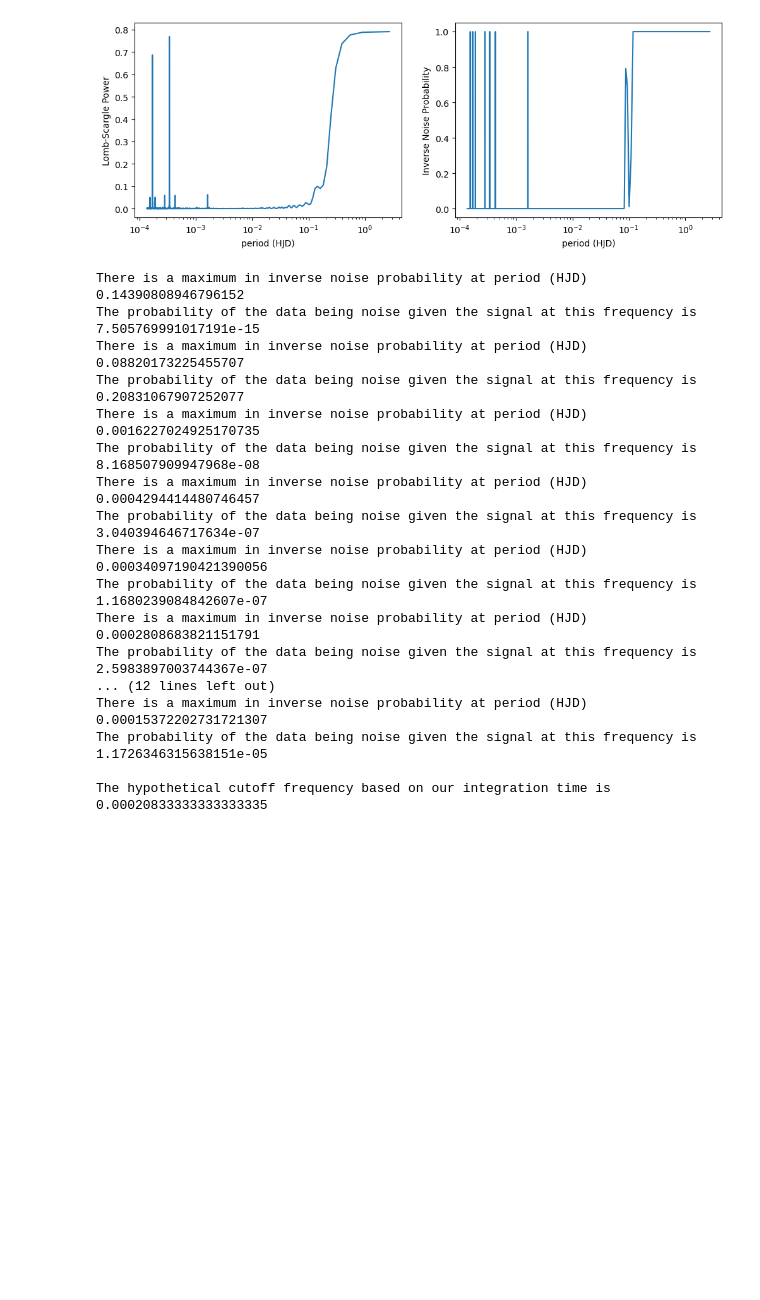
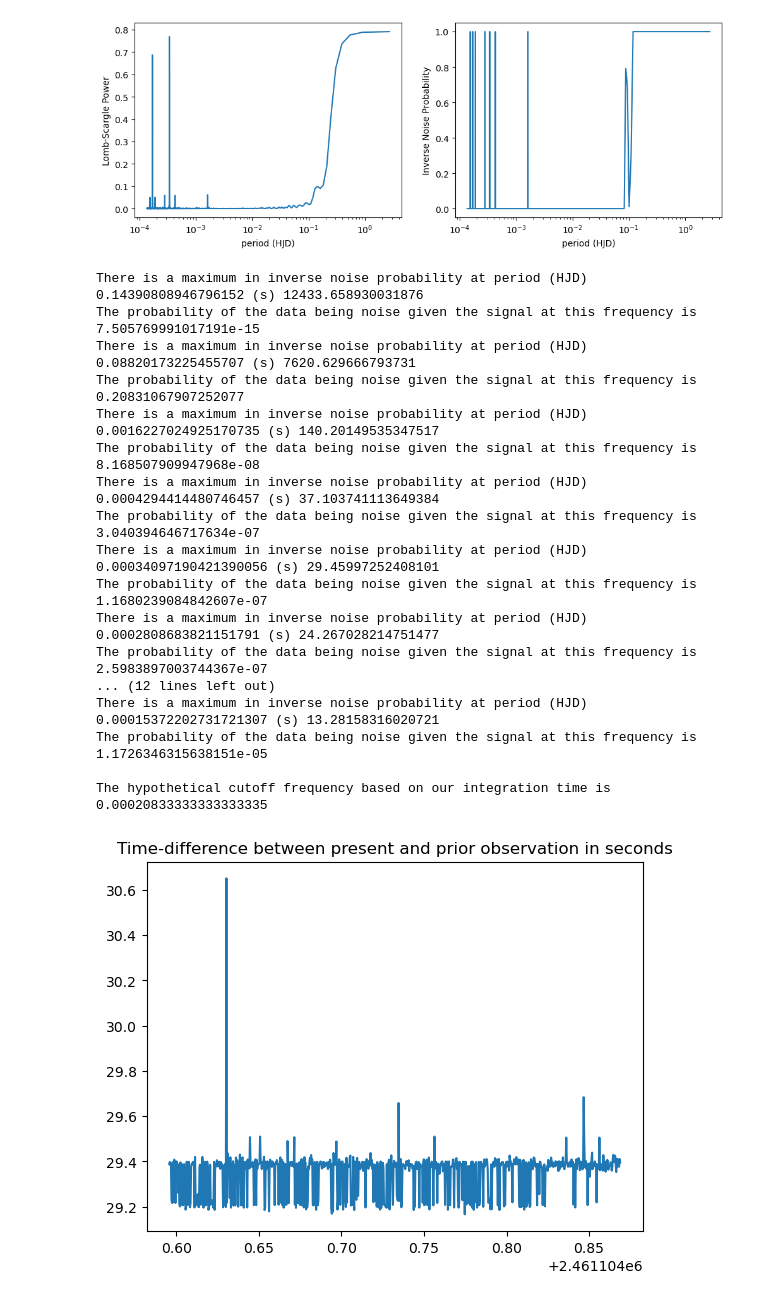
Before and after one commit to thomasnguyen21/astr302_pulsating_star, a Jupyter notebook: photometry.ipynb, the cells around one changed output. Drawn from its saved outputs; the diff is of its cells as text; code cells hidden in the pictures; blank space fills up the shorter version.

```diff
--- a/photometry.ipynb
+++ b/photometry.ipynb
@@ -288,25 +288,70 @@ sig_prob = 1-prob_noise_given_data
 for i in range(1,len(sig_prob)-1):
     if sig_prob[i] > sig_prob[i-1] and sig_prob[i] > sig_prob[i+1] and sig_prob[i] > 0.2:
         # identify all local maxima in the inverse noise probability curve of any reasonable height
-        print('There is a maximum in inverse noise probability at period (HJD) ', 1/freq[i])
+        print('There is a maximum in inverse noise probability at period (HJD)', 1/freq[i], '(s)', 86400/freq[i])
         print('The probability of the data being noise given the signal at this frequency is ', prob_noise_given_data[i])
 
 print('\nThe hypothetical cutoff frequency based on our integration time is', 18/86400)
 # %% [output]
-There is a maximum in inverse noise probability at period (HJD)  0.14390808946796152
+There is a maximum in inverse noise probability at period (HJD) 0.14390808946796152 (s) 12433.658930031876
 The probability of the data being noise given the signal at this frequency is  7.505769991017191e-15
-There is a maximum in inverse noise probability at period (HJD)  0.08820173225455707
+There is a maximum in inverse noise probability at period (HJD) 0.08820173225455707 (s) 7620.629666793731
 The probability of the data being noise given the signal at this frequency is  0.20831067907252077
-There is a maximum in inverse noise probability at period (HJD)  0.0016227024925170735
+There is a maximum in inverse noise probability at period (HJD) 0.0016227024925170735 (s) 140.20149535347517
 The probability of the data being noise given the signal at this frequency is  8.168507909947968e-08
-There is a maximum in inverse noise probability at period (HJD)  0.0004294414480746457
+There is a maximum in inverse noise probability at period (HJD) 0.0004294414480746457 (s) 37.103741113649384
 The probability of the data being noise given the signal at this frequency is  3.040394646717634e-07
-There is a maximum in inverse noise probability at period (HJD)  0.00034097190421390056
+There is a maximum in inverse noise probability at period (HJD) 0.00034097190421390056 (s) 29.45997252408101
 The probability of the data being noise given the signal at this frequency is  1.1680239084842607e-07
-There is a maximum in inverse noise probability at period (HJD)  0.0002808683821151791
+There is a maximum in inverse noise probability at period (HJD) 0.0002808683821151791 (s) 24.267028214751477
 The probability of the data being noise given the signal at this frequency is  2.5983897003744367e-07
 ... (12 lines left out)
-There is a maximum in inverse noise probability at period (HJD)  0.00015372202731721307
+There is a maximum in inverse noise probability at period (HJD) 0.00015372202731721307 (s) 13.28158316020721
 The probability of the data being noise given the signal at this frequency is  1.1726346315638151e-05
 
 The hypothetical cutoff frequency based on our integration time is 0.00020833333333333335
+# %%
+# periodicity of our measurement times and data decomposition
+
+delta_HJD = []
+
+for i in range(1,len(HJD_arr)):
+    delta_HJD.append(HJD_arr[i] - HJD_arr[i-1])
+
+plt.plot(HJD_arr[1:], np.array(delta_HJD)*86400)
+plt.title('Time-difference between present and prior observation in seconds')
+
+# function form of basic lomb scargle equation for scipy to hook on to
+def lomb_scargle_func (t, w, A, B, C): # frequency of oscillation (cycles/time) w
+    ls = A*np.sin(2*np.pi*w*t) + B*np.cos(2*np.pi*w*t) + C
+    return ls
+
+# 1) identify the largest frequency component of the passed data
+# 2) fit a lomb-scargle func to that frequency and subtract it from the data
+# 3) return the optimal parameters and the subtracted data for more processing
+def mix_and_match (times, fluxes, errors):
+    times, fluxes, errors = np.array(times), np.array(fluxes), np.array(errors)
+    periodogram = ls(times, fluxes, errors)
+    freq, power = periodogram.autopower(maximum_frequency = 2880)
+
+    prob_noise_given_data = periodogram.false_alarm_probability(power) # probability the peak is noise given assumption of non-varying data
+    sig_prob = 1-prob_noise_given_data
+    peaks, peak_freq = [], []
+    for i in range(1,len(sig_prob)-1):
+        if sig_prob[i] > sig_prob[i-1] and sig_prob[i] > sig_prob[i+1]:
+            peaks.append(sig_prob[i])
+            peak_freq.append(freq[i])
+
+    w = peak_freq[np.argmax(peaks)] # the frequency of the single most probable peak in the periodogram
+    popt, pcov = sp.optimize.curve_fit(lomb_scargle_func, times, fluxes, sigma=errors, bounds=([w-0.00000000001, -np.inf, -np.inf, -np.inf],
+                                                                                               [w, np.inf, np.inf, np.inf])) # insist w = w, so inelegant
+    # we don't care that much about errors for this part of the analysis
+
+    new_fluxes = fluxes - lomb_scargle_func(times, *popt)
+
+    # I'm having a problem where the dominant frequency keeps being the same for each iteration despite subtractions. Implementing an ad-hoc solution
+    # to force it to find a new one each time.
+    # Do you ever code something so badly that it makes you existentially terrified about how many other mistakes you must have made?
+    return (popt, new_fluxes, w)
+# %% [output]
+[figure, added]
```
Also changed, not shown: parts of 3 cells of this notebook.
